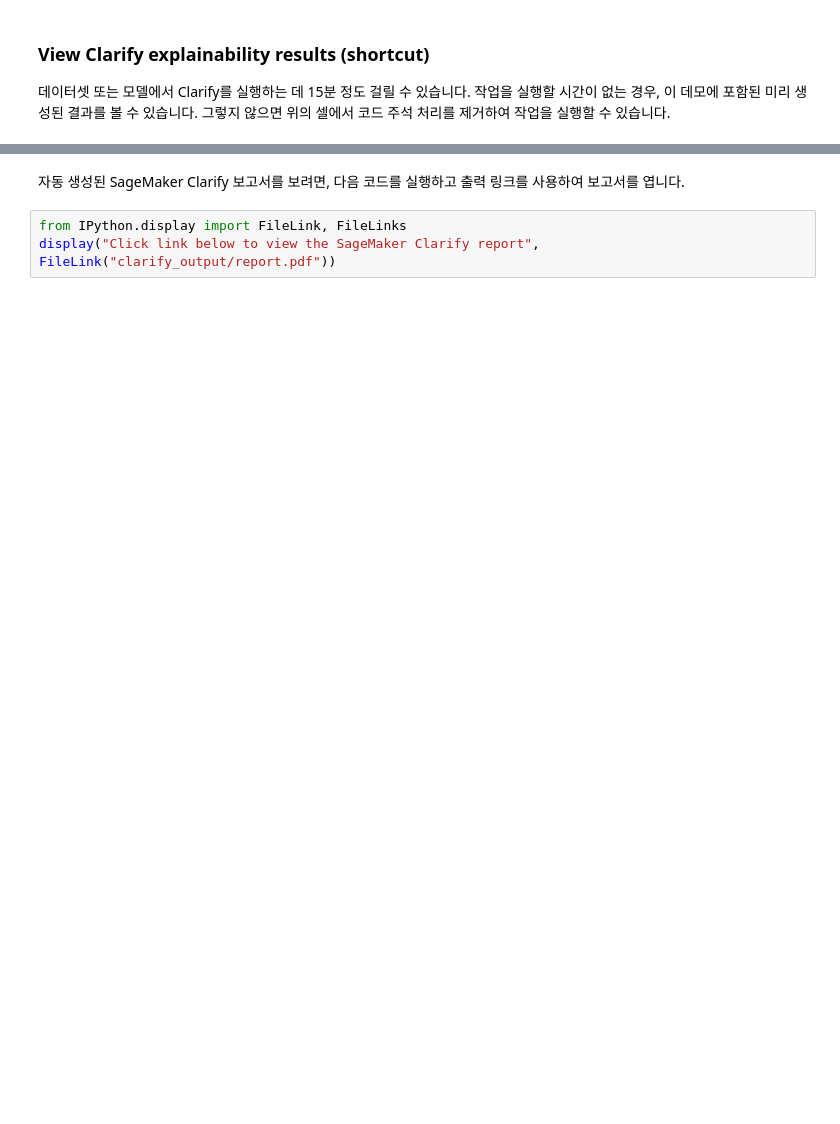
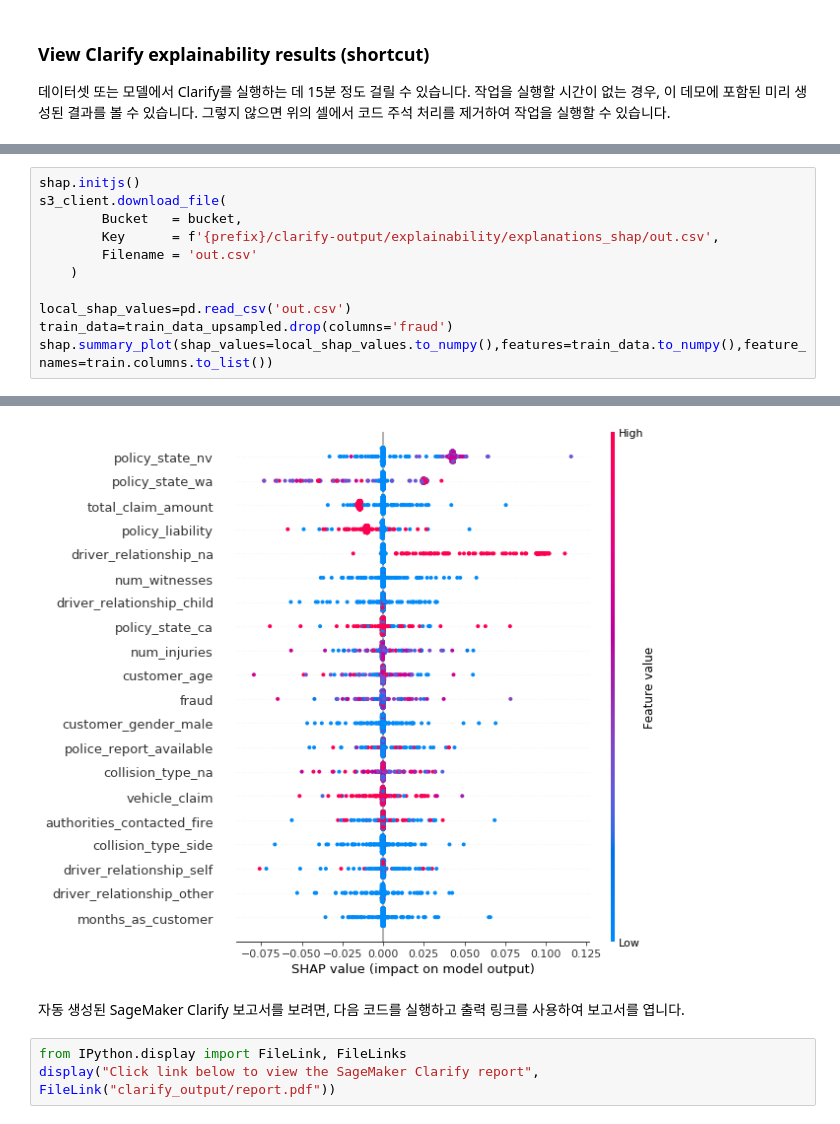
Before and after one commit to Steve-YJ/sagemaker-studio-end-to-end, a Jupyter notebook: 3-mitigate-bias-train-model2-registry-e2e.ipynb, the cells around one changed output, grey strips where cells are left out. Saved outputs shown, nothing was run; the diff lists cells and outputs as text; blank space fills up the shorter version.

```diff
--- a/3-mitigate-bias-train-model2-registry-e2e.ipynb
+++ b/3-mitigate-bias-train-model2-registry-e2e.ipynb
@@ -422,0 +576,12 @@ ax.set_xlabel('SHAP Value (impact on model output)');
+# %%
+shap.initjs()
+s3_client.download_file(
+        Bucket   = bucket,
+        Key      = f'{prefix}/clarify-output/explainability/explanations_shap/out.csv',
+        Filename = 'out.csv'
+    )
+
+local_shap_values=pd.read_csv('out.csv')
+train_data=train_data_upsampled.drop(columns='fraud')
+shap.summary_plot(shap_values=local_shap_values.to_numpy(),features=train_data.to_numpy(),feature_names=train.columns.to_list())
+# %% [output]
@@ -423,3 +589,4 @@ ax.set_xlabel('SHAP Value (impact on model output)');
+[figure, added]
 # %% [markdown]
 자동 생성된 SageMaker Clarify 보고서를 보려면, 다음 코드를 실행하고 출력 링크를 사용하여 보고서를 엽니다.
 # %%
```
Also changed, not shown: parts of 33 cells of this notebook, 8 other files.
